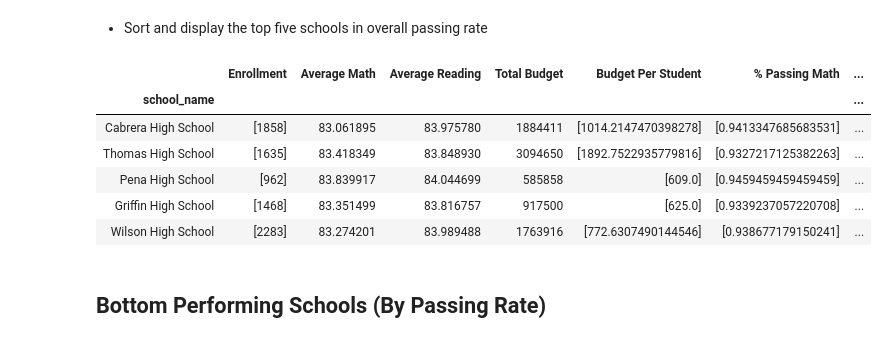
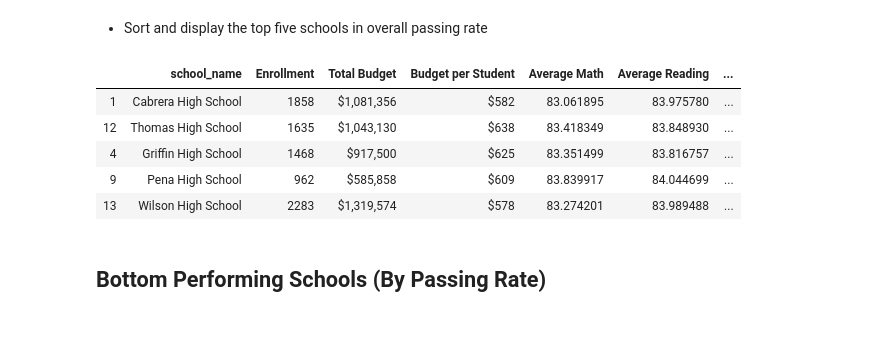
Before and after one commit to Hans518/pandas-challenge, a Jupyter notebook: PyCitySchools.ipynb, the cells around one changed output. Cells and saved outputs as stored; diff of their text form; code cells hidden in the pictures.

```diff
--- a/PyCitySchools.ipynb
+++ b/PyCitySchools.ipynb
@@ -16,5 +16,6 @@ student_data = pd.read_csv(student_data_to_load)
 # Combine the data into a single dataset - I changed the order of the data sets and made it a right join instead of left.
 # That way it's a little easier for me to deal with later on.
 school_data_complete = pd.merge(school_data, student_data, how="right", on=["school_name", "school_name"])
-school_data
+school_data_complete = school_data_complete.sort_values(["school_name"])
+school_data_complete.head()
 # %% [output]
@@ -229,16 +203,15 @@ TypeError: unsupported format string passed to numpy.ndarray.__format__
 * Sort and display the top five schools in overall passing rate
 # %%
 # Display top 5 performing schools in descending order
-top_school_pass_df = school_avg_df.sort_values(["% Overall Passing"], ascending=False)
+top_school_pass_df = school_dist_summ_perc.sort_values(["% Passing Overall"], ascending=False)
 top_school_pass_df.head()
 # %% [output]
-|  | Enrollment | Average Math | Average Reading | Total Budget | Budget Per Student | % Passing Math | ... |
-| school_name |  |  |  |  |  |  | ... |
-| Cabrera High School | [1858] | 83.061895 | 83.975780 | 1884411 | [1014.2147470398278] | [0.9413347685683531] | ... |
-| Thomas High School | [1635] | 83.418349 | 83.848930 | 3094650 | [1892.7522935779816] | [0.9327217125382263] | ... |
-| Pena High School | [962] | 83.839917 | 84.044699 | 585858 | [609.0] | [0.9459459459459459] | ... |
-| Griffin High School | [1468] | 83.351499 | 83.816757 | 917500 | [625.0] | [0.9339237057220708] | ... |
-| Wilson High School | [2283] | 83.274201 | 83.989488 | 1763916 | [772.6307490144546] | [0.938677179150241] | ... |
+|  | school_name | Enrollment | Total Budget | Budget per Student | Average Math | Average Reading | ... |
+| 1 | Cabrera High School | 1858 | $1,081,356 | $582 | 83.061895 | 83.975780 | ... |
+| 12 | Thomas High School | 1635 | $1,043,130 | $638 | 83.418349 | 83.848930 | ... |
+| 4 | Griffin High School | 1468 | $917,500 | $625 | 83.351499 | 83.816757 | ... |
+| 9 | Pena High School | 962 | $585,858 | $609 | 83.839917 | 84.044699 | ... |
+| 13 | Wilson High School | 2283 | $1,319,574 | $578 | 83.274201 | 83.989488 | ... |
 # %% [markdown]
 ## Bottom Performing Schools (By Passing Rate)
 # %% [markdown]
```
Also changed, not shown: parts of 8 cells of this notebook.
